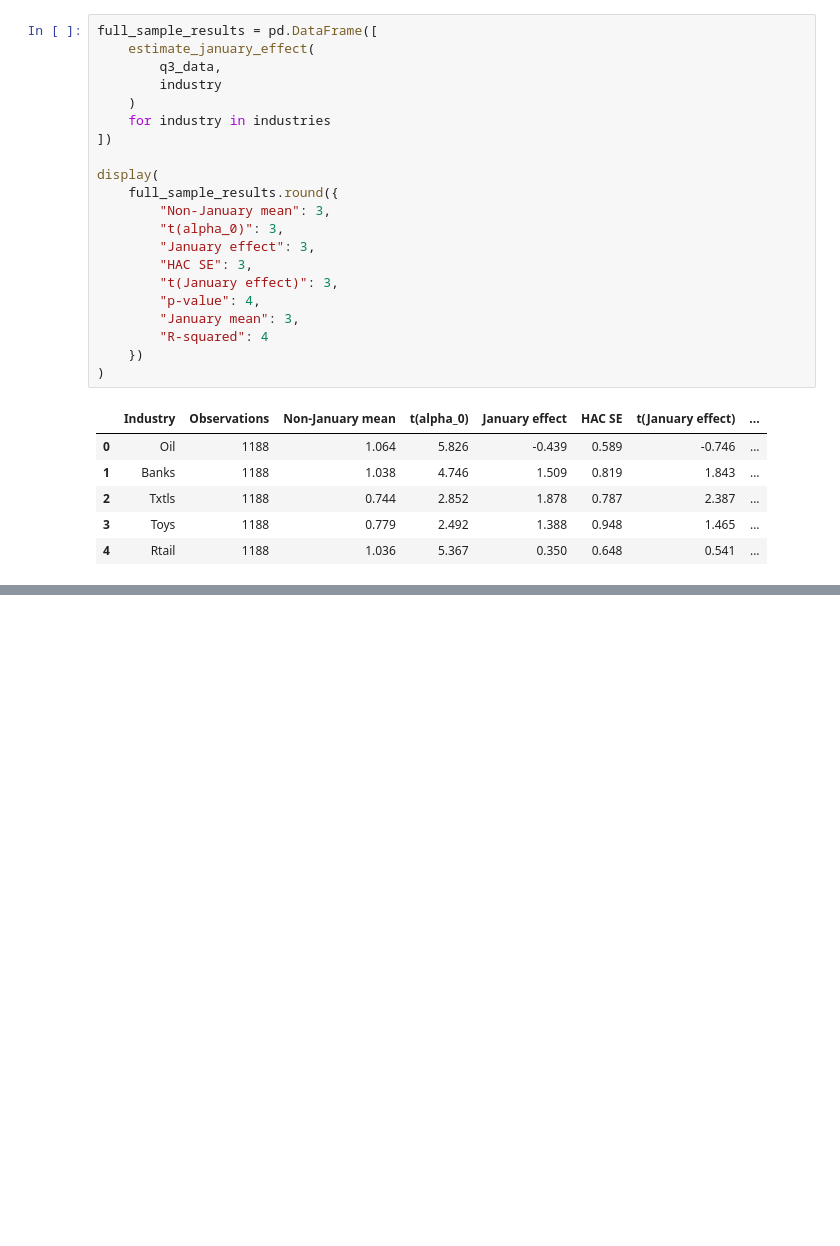
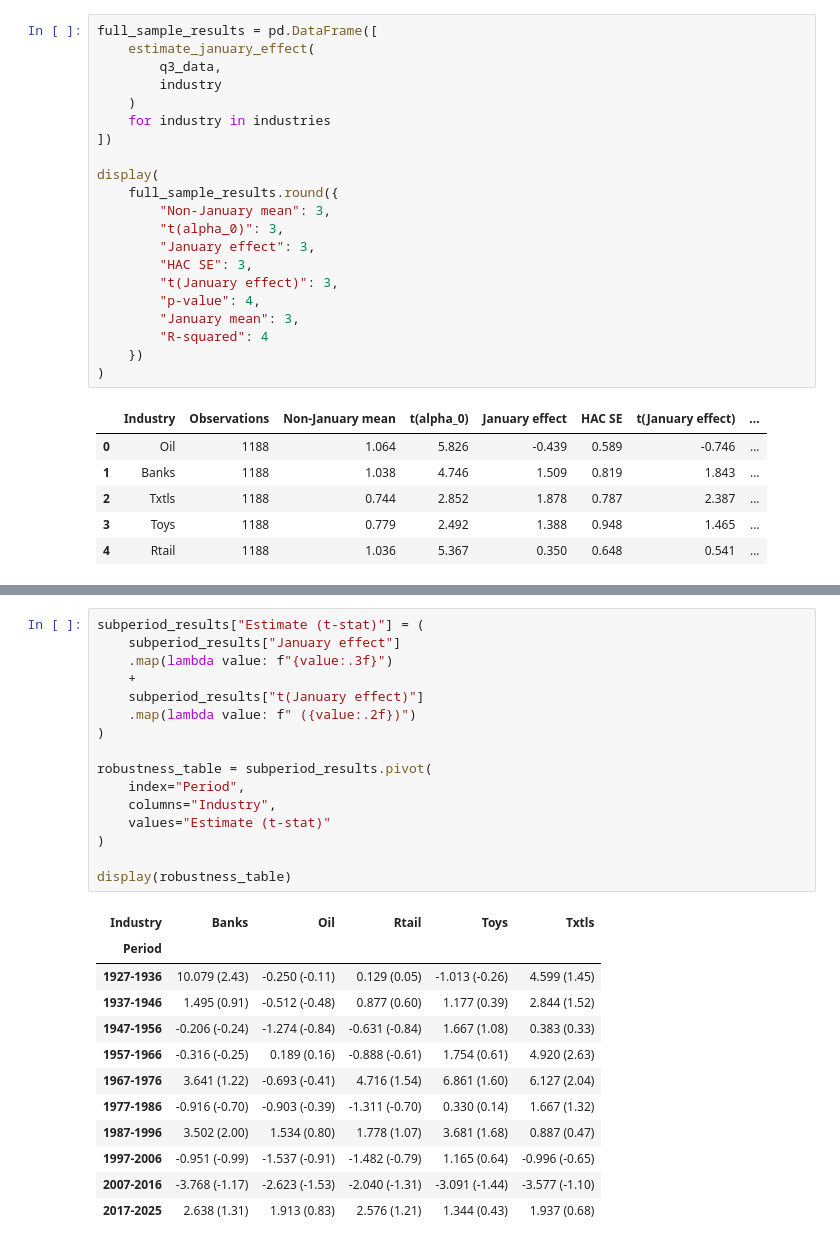
Before and after one commit to AntonioHarley/Empirical.finance.assigment, a Jupyter notebook: Antonio.ipynb, the cells around one changed output, grey strips where cells are left out. Drawn from its saved outputs; the diff is of its cells as text; blank space fills up the shorter version.

```diff
--- a/Antonio.ipynb
+++ b/Antonio.ipynb
@@ -747,0 +1054,29 @@ display(
+# %%
+subperiod_results["Estimate (t-stat)"] = (
+    subperiod_results["January effect"]
+    .map(lambda value: f"{value:.3f}")
+    +
+    subperiod_results["t(January effect)"]
+    .map(lambda value: f" ({value:.2f})")
+)
+
+robustness_table = subperiod_results.pivot(
+    index="Period",
+    columns="Industry",
+    values="Estimate (t-stat)"
+)
+
+display(robustness_table)
+# %% [output]
+| Industry | Banks | Oil | Rtail | Toys | Txtls |
+| Period |  |  |  |  |  |
+| 1927-1936 | 10.079 (2.43) | -0.250 (-0.11) | 0.129 (0.05) | -1.013 (-0.26) | 4.599 (1.45) |
+| 1937-1946 | 1.495 (0.91) | -0.512 (-0.48) | 0.877 (0.60) | 1.177 (0.39) | 2.844 (1.52) |
+| 1947-1956 | -0.206 (-0.24) | -1.274 (-0.84) | -0.631 (-0.84) | 1.667 (1.08) | 0.383 (0.33) |
+| 1957-1966 | -0.316 (-0.25) | 0.189 (0.16) | -0.888 (-0.61) | 1.754 (0.61) | 4.920 (2.63) |
+| 1967-1976 | 3.641 (1.22) | -0.693 (-0.41) | 4.716 (1.54) | 6.861 (1.60) | 6.127 (2.04) |
+| 1977-1986 | -0.916 (-0.70) | -0.903 (-0.39) | -1.311 (-0.70) | 0.330 (0.14) | 1.667 (1.32) |
+| 1987-1996 | 3.502 (2.00) | 1.534 (0.80) | 1.778 (1.07) | 3.681 (1.68) | 0.887 (0.47) |
+| 1997-2006 | -0.951 (-0.99) | -1.537 (-0.91) | -1.482 (-0.79) | 1.165 (0.64) | -0.996 (-0.65) |
+| 2007-2016 | -3.768 (-1.17) | -2.623 (-1.53) | -2.040 (-1.31) | -3.091 (-1.44) | -3.577 (-1.10) |
+| 2017-2025 | 2.638 (1.31) | 1.913 (0.83) | 2.576 (1.21) | 1.344 (0.43) | 1.937 (0.68) |
```
Also changed, not shown: parts of 8 cells of this notebook.
